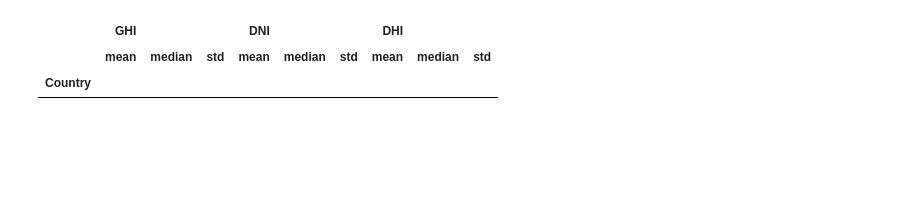
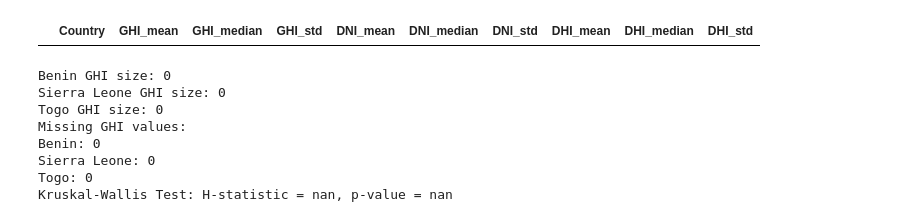
Before and after one commit to haile12michael12/solar-challenge-week1, a Jupyter notebook: notebooks/compare_countries.ipynb, the cells around one changed output. Cells and saved outputs as stored; diff of their text form; code cells hidden in the pictures; blank space fills up the shorter version.

```diff
--- a/notebooks/compare_countries.ipynb
+++ b/notebooks/compare_countries.ipynb
@@ -33,7 +36,43 @@ for metric in metrics:
+# %%
+
+#Summary Statistics Table
+summary = df_all.groupby('Country')[['GHI', 'DNI', 'DHI']].agg(['mean', 'median', 'std'])
+summary.columns = ['_'.join(col) for col in summary.columns]
+summary = summary.reset_index()
+summary
+# %% [output]
+|  | Country | GHI_mean | GHI_median | GHI_std | DNI_mean | DNI_median | DNI_std | DHI_mean | DHI_median | DHI_std |
 # %%
-summary = df_all.groupby('Country')[['GHI', 'DNI', 'DHI']].agg(['mean', 'median', 'std'])
-summary
+#Statistical Testing (ANOVA or Kruskal–Wallis)
+ghi_benin = benin['GHI'].dropna()
+ghi_sierra = sierra_leone['GHI'].dropna()
+ghi_togo = togo['GHI'].dropna()
+print("Benin GHI size:", len(ghi_benin))
+print("Sierra Leone GHI size:", len(ghi_sierra))
+print("Togo GHI size:", len(ghi_togo))
+
+print("Missing GHI values:")
+print("Benin:", benin['GHI'].isna().sum())
+print("Sierra Leone:", sierra_leone['GHI'].isna().sum())
+print("Togo:", togo['GHI'].isna().sum())
+
+
+# Reassign after imputation or fix
+ghi_benin = benin['GHI'].dropna()
+ghi_sierra = sierra_leone['GHI'].dropna()
+ghi_togo = togo['GHI'].dropna()
+
+# Now run the test again
+from scipy.stats import kruskal
+stat, p = kruskal(ghi_benin, ghi_sierra, ghi_togo)
+
+print(f"Kruskal-Wallis Test: H-statistic = {stat:.4f}, p-value = {p:.4f}")
 # %% [output]
-|  | GHI |  |  | DNI |  |  | DHI |  |  |
-|  | mean | median | std | mean | median | std | mean | median | std |
-| Country |  |  |  |  |  |  |  |  |  |
+Benin GHI size: 0
+Sierra Leone GHI size: 0
+Togo GHI size: 0
+Missing GHI values:
+Benin: 0
+Sierra Leone: 0
+Togo: 0
+Kruskal-Wallis Test: H-statistic = nan, p-value = nan
```
Also changed, not shown: parts of 2 cells of this notebook, 4 other files.
